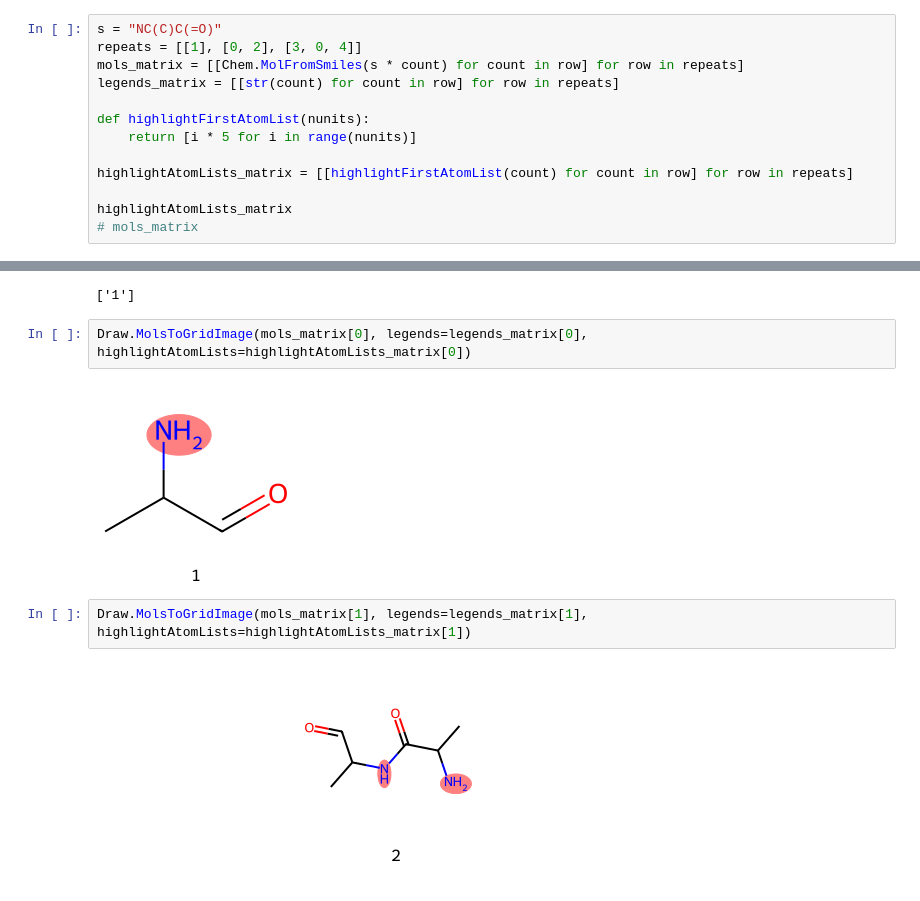
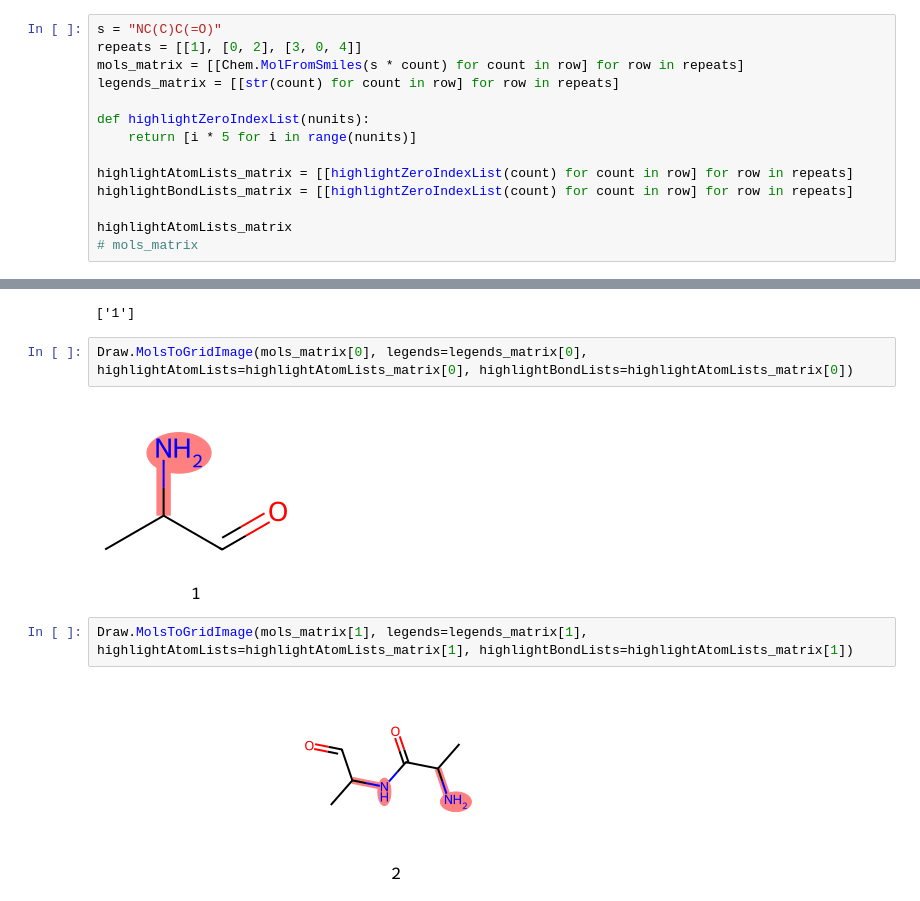
Before and after one commit to bertiewooster/RDKit-playing, a Jupyter notebook: MolsMatrixToGridImage-tests.ipynb, the cells around one changed output, grey strips where cells are left out. Drawn from its saved outputs; the diff is of its cells as text.

Commit message:
Add highlightBondLists_matrix

```diff
--- a/MolsMatrixToGridImage-tests.ipynb
+++ b/MolsMatrixToGridImage-tests.ipynb
@@ -14,10 +14,11 @@ repeats = [[1], [0, 2], [3, 0, 4]]
 mols_matrix = [[Chem.MolFromSmiles(s * count) for count in row] for row in repeats]
 legends_matrix = [[str(count) for count in row] for row in repeats]
 
-def highlightFirstAtomList(nunits):
+def highlightZeroIndexList(nunits):
     return [i * 5 for i in range(nunits)]
 
-highlightAtomLists_matrix = [[highlightFirstAtomList(count) for count in row] for row in repeats]
+highlightAtomLists_matrix = [[highlightZeroIndexList(count) for count in row] for row in repeats]
+highlightBondLists_matrix = [[highlightZeroIndexList(count) for count in row] for row in repeats]
 
 highlightAtomLists_matrix
 # mols_matrix
@@ -55,11 +41,11 @@ legends_matrix[0]
 # %% [output]
 ['1']
 # %%
-Draw.MolsToGridImage(mols_matrix[0], legends=legends_matrix[0], highlightAtomLists=highlightAtomLists_matrix[0])
+Draw.MolsToGridImage(mols_matrix[0], legends=legends_matrix[0], highlightAtomLists=highlightAtomLists_matrix[0], highlightBondLists=highlightAtomLists_matrix[0])
 # %% [output]
-[figure, old version]
+[figure, new version]
 # %%
-Draw.MolsToGridImage(mols_matrix[1], legends=legends_matrix[1], highlightAtomLists=highlightAtomLists_matrix[1])
+Draw.MolsToGridImage(mols_matrix[1], legends=legends_matrix[1], highlightAtomLists=highlightAtomLists_matrix[1], highlightBondLists=highlightAtomLists_matrix[1])
 # %% [output]
-[figure, old version]
+[figure, new version]
 # %%
```
Also changed, not shown: parts of 3 cells of this notebook, 1 other file.
